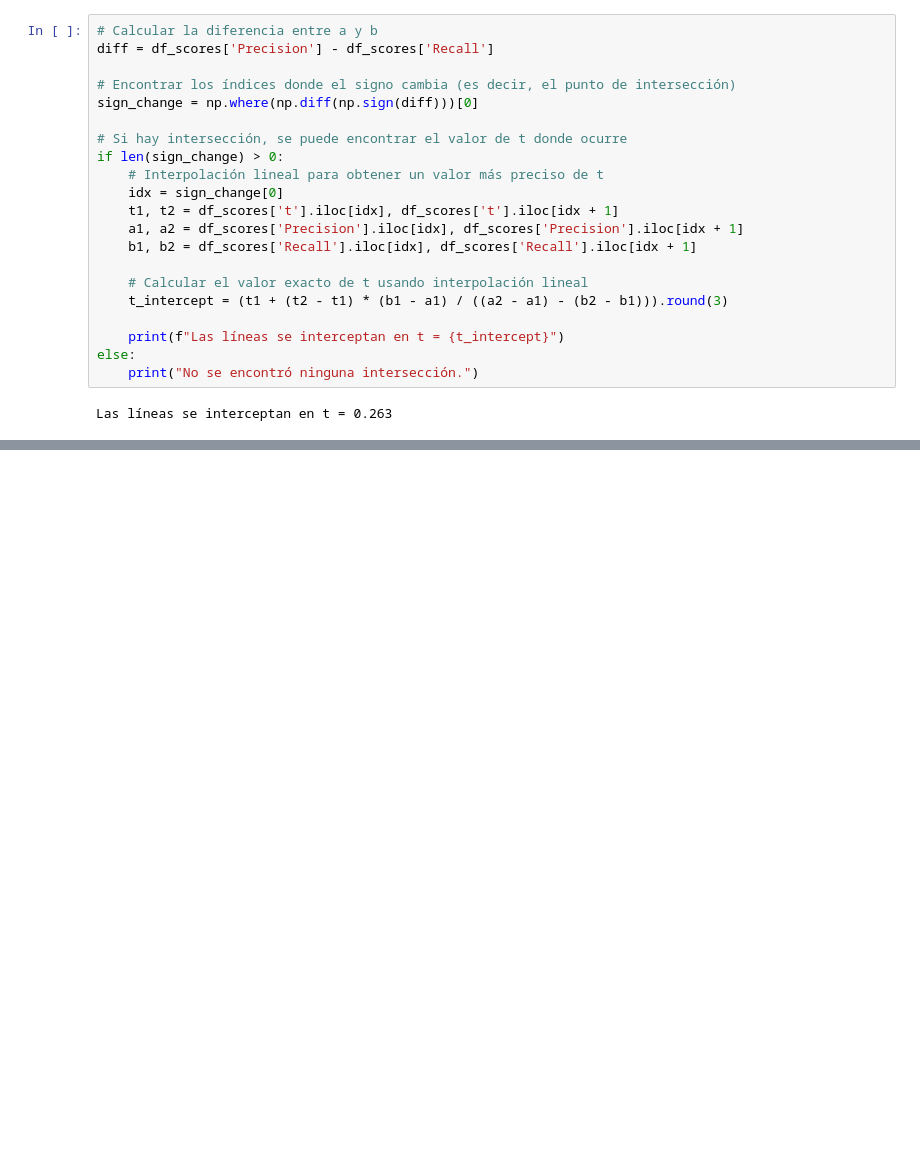
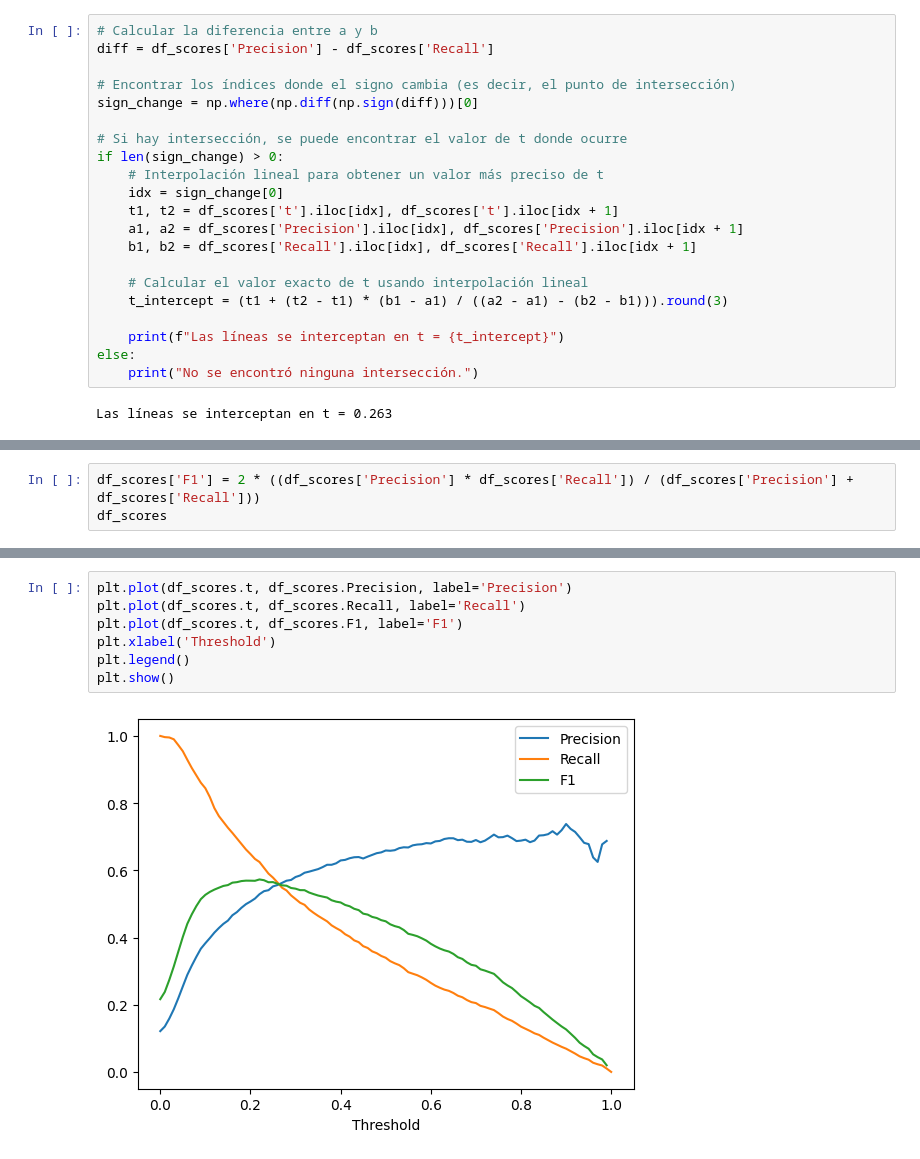
Before and after one commit to AlexanderPelaezJimenez/ml_zoomcamp_2024, a Jupyter notebook: week_4_evaluation/notebooks/homework_week_4.ipynb, the cells around one changed output, grey strips where cells are left out. Saved outputs shown, nothing was run; the diff lists cells and outputs as text; blank space fills up the shorter version.

```diff
--- a/week_4_evaluation/notebooks/homework_week_4.ipynb
+++ b/week_4_evaluation/notebooks/homework_week_4.ipynb
@@ -460,0 +391,3 @@ array([0.  , 0.01, 0.02, 0.03, 0.04, 0.05, 0.06, 0.07, 0.08, 0.09, 0.1 ,
+# %%
+df_scores['F1'] = 2 * ((df_scores['Precision'] * df_scores['Recall']) / (df_scores['Precision'] + df_scores['Recall']))
+df_scores
@@ -460,0 +408,9 @@ array([0.  , 0.01, 0.02, 0.03, 0.04, 0.05, 0.06, 0.07, 0.08, 0.09, 0.1 ,
+# %%
+plt.plot(df_scores.t, df_scores.Precision, label='Precision')
+plt.plot(df_scores.t, df_scores.Recall, label='Recall')
+plt.plot(df_scores.t, df_scores.F1, label='F1')
+plt.xlabel('Threshold')
+plt.legend()
+plt.show()
+# %% [output]
+[figure, added]
```
Also changed, not shown: parts of 17 cells of this notebook.
